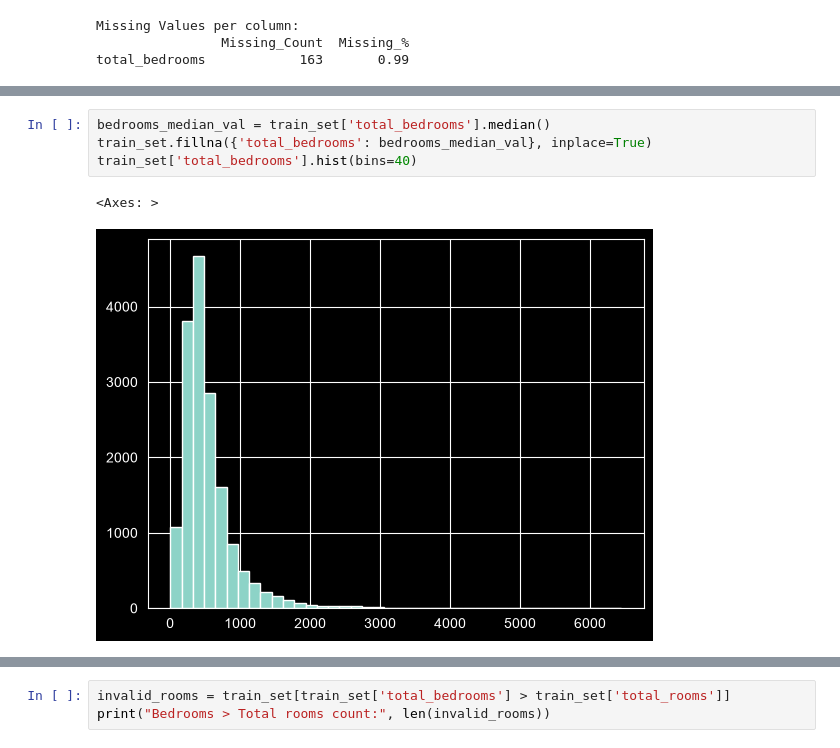
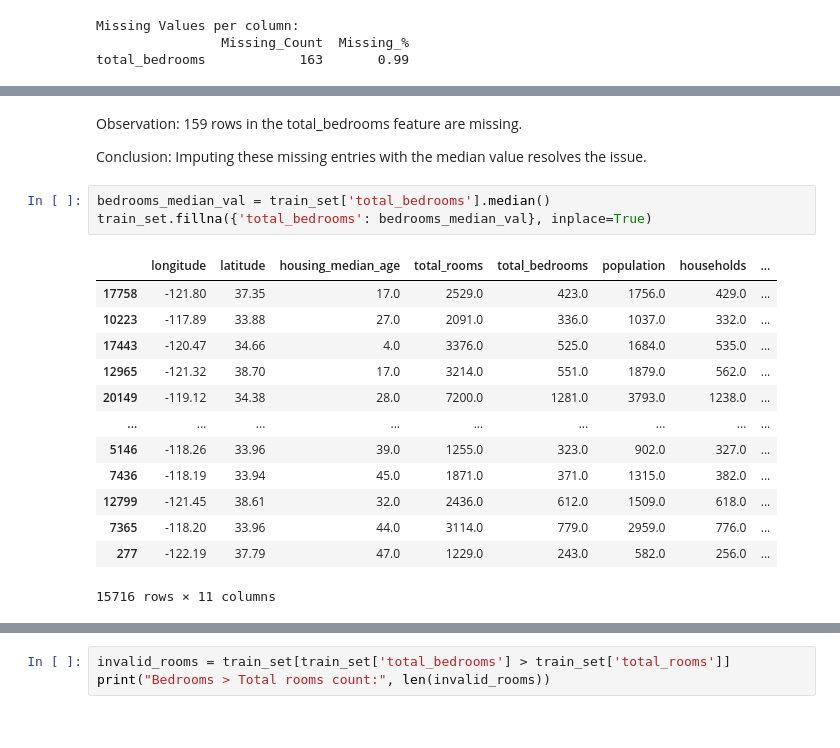
Before and after one commit to Nezzusa/HousingPredictionML, a Jupyter notebook: data Analysis.ipynb, the cells around one changed output, grey strips where cells are left out. Saved outputs shown, nothing was run; the diff lists cells and outputs as text.

```diff
--- a/data Analysis.ipynb
+++ b/data Analysis.ipynb
@@ -103,8 +186,22 @@ ocean_proximity         0
 dtype: int64
+# %% [markdown]
+Observation: 159 rows in the total_bedrooms feature are missing.
+
+Conclusion: Imputing these missing entries with the median value resolves the issue.
 # %%
 bedrooms_median_val = train_set['total_bedrooms'].median()
 train_set.fillna({'total_bedrooms': bedrooms_median_val}, inplace=True)
-train_set['total_bedrooms'].hist(bins=40)
 # %% [output]
+|  | longitude | latitude | housing_median_age | total_rooms | total_bedrooms | population | households | ... |
+| 17758 | -121.80 | 37.35 | 17.0 | 2529.0 | 423.0 | 1756.0 | 429.0 | ... |
+| 10223 | -117.89 | 33.88 | 27.0 | 2091.0 | 336.0 | 1037.0 | 332.0 | ... |
+| 17443 | -120.47 | 34.66 | 4.0 | 3376.0 | 525.0 | 1684.0 | 535.0 | ... |
+| 12965 | -121.32 | 38.70 | 17.0 | 3214.0 | 551.0 | 1879.0 | 562.0 | ... |
+| 20149 | -119.12 | 34.38 | 28.0 | 7200.0 | 1281.0 | 3793.0 | 1238.0 | ... |
+| ... | ... | ... | ... | ... | ... | ... | ... | ... |
+| 5146 | -118.26 | 33.96 | 39.0 | 1255.0 | 323.0 | 902.0 | 327.0 | ... |
+| 7436 | -118.19 | 33.94 | 45.0 | 1871.0 | 371.0 | 1315.0 | 382.0 | ... |
+| 12799 | -121.45 | 38.61 | 32.0 | 2436.0 | 612.0 | 1509.0 | 618.0 | ... |
+| 7365 | -118.20 | 33.96 | 44.0 | 3114.0 | 779.0 | 2959.0 | 776.0 | ... |
+| 277 | -122.19 | 37.79 | 47.0 | 1229.0 | 243.0 | 582.0 | 256.0 | ... |
-<Axes: >
+15716 rows × 11 columns
-[figure, removed]
```
Also changed, not shown: parts of 94 cells of this notebook, 3 other files.
